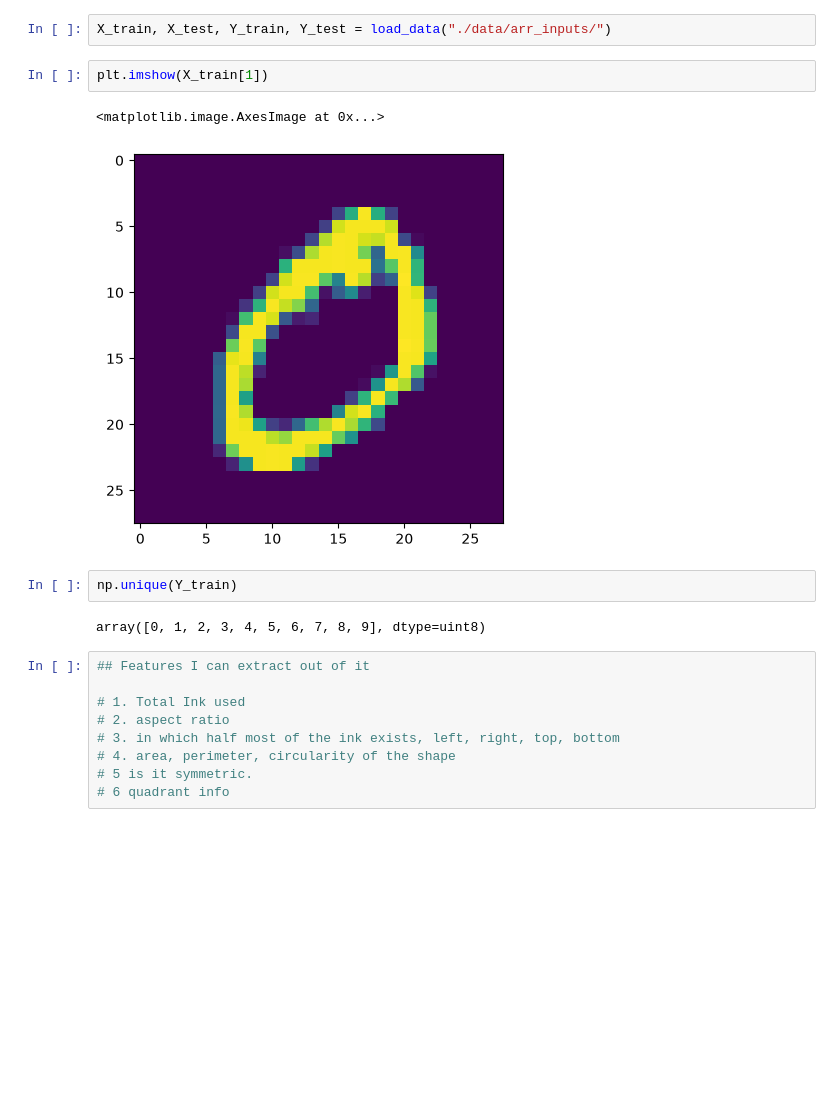
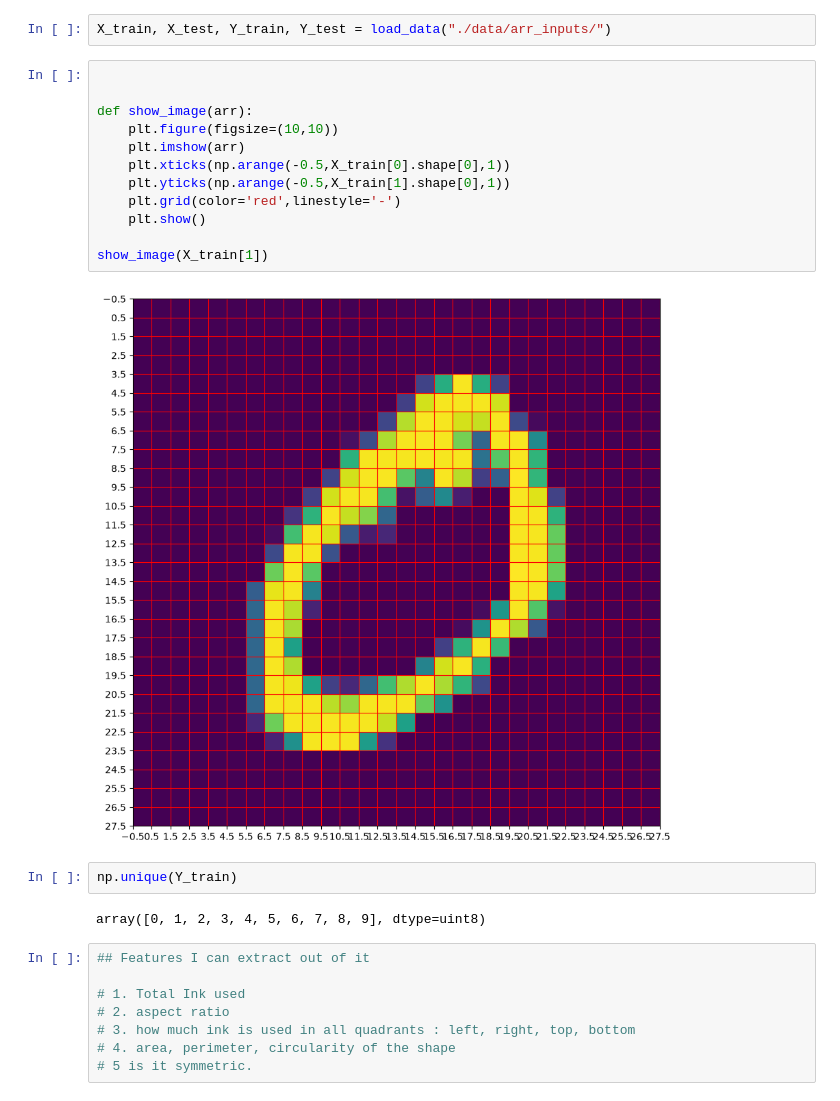
Before and after one commit to kishanml/kaggle_solutions, a Jupyter notebook: MNIST/model_1.ipynb, the cells around one changed output. Saved outputs shown, nothing was run; the diff lists cells and outputs as text; blank space fills up the shorter version.

```diff
--- a/MNIST/model_1.ipynb
+++ b/MNIST/model_1.ipynb
@@ -7,10 +7,19 @@ def load_data(dataset_path : str):
 # %%
 X_train, X_test, Y_train, Y_test = load_data("./data/arr_inputs/")
 # %%
-plt.imshow(X_train[1])
+
+
+def show_image(arr):
+    plt.figure(figsize=(10,10))
+    plt.imshow(arr)
+    plt.xticks(np.arange(-0.5,X_train[0].shape[0],1))
+    plt.yticks(np.arange(-0.5,X_train[1].shape[0],1))
+    plt.grid(color='red',linestyle='-')
+    plt.show()
+
+show_image(X_train[1])
 # %% [output]
-<matplotlib.image.AxesImage at 0x...>
-[figure, old version]
+[figure, new version]
 # %%
 np.unique(Y_train)
 # %% [output]
@@ -20,7 +29,6 @@ array([0, 1, 2, 3, 4, 5, 6, 7, 8, 9], dtype=uint8)
 
 # 1. Total Ink used
 # 2. aspect ratio
-# 3. in which half most of the ink exists, left, right, top, bottom
+# 3. how much ink is used in all quadrants : left, right, top, bottom
 # 4. area, perimeter, circularity of the shape
 # 5 is it symmetric.
-# 6 quadrant info
```
Also changed, not shown: parts of 27 cells of this notebook.
